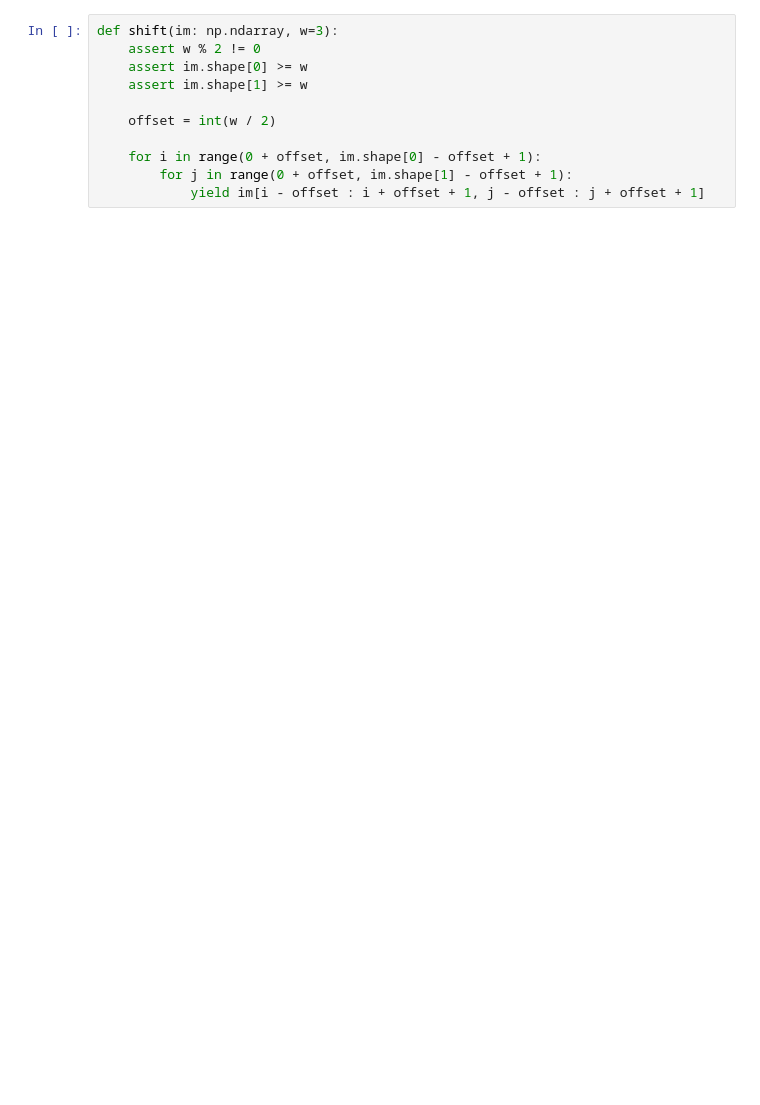
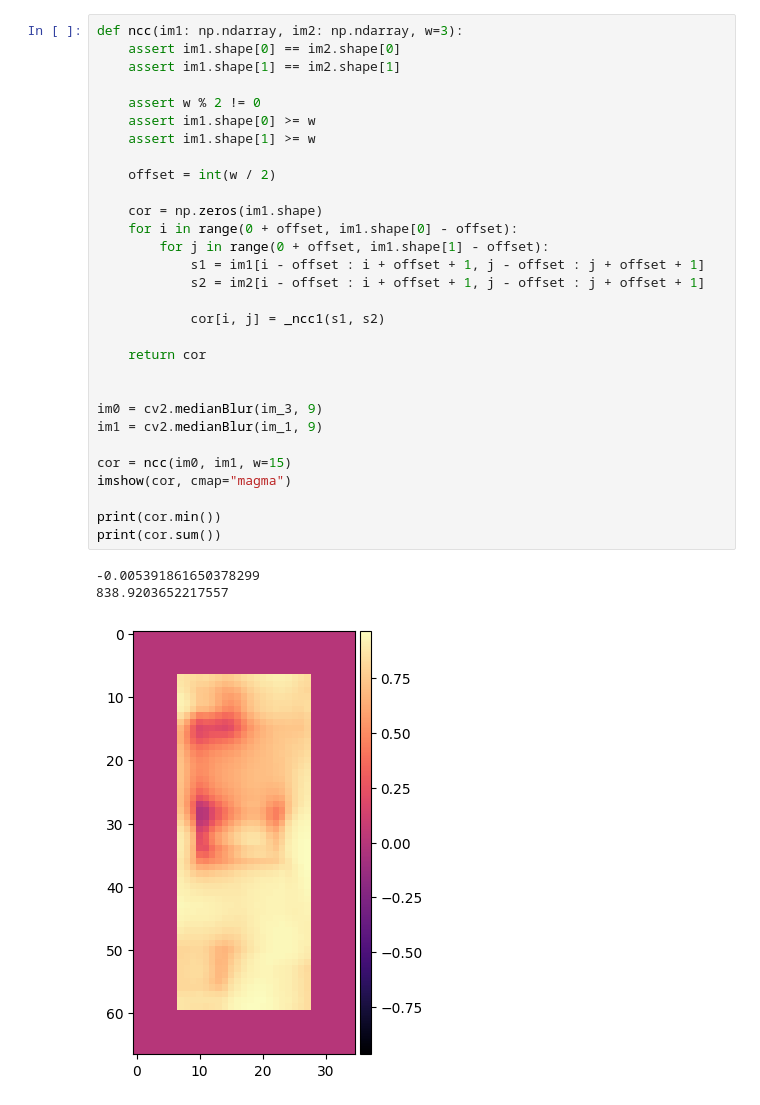
Before and after one commit to ChrnyaevEK/open-aoi, a Jupyter notebook: playground/inspection/incc.ipynb, the cells around one changed output. Cells and saved outputs as stored; diff of their text form; blank space fills up the shorter version.

```diff
--- a/playground/inspection/incc.ipynb
+++ b/playground/inspection/incc.ipynb
@@ -9,11 +79,34 @@ from dataset import imgs
 # %%
-def shift(im: np.ndarray, w=3):
+def ncc(im1: np.ndarray, im2: np.ndarray, w=3):
+    assert im1.shape[0] == im2.shape[0]
+    assert im1.shape[1] == im2.shape[1]
+
     assert w % 2 != 0
-    assert im.shape[0] >= w
-    assert im.shape[1] >= w
+    assert im1.shape[0] >= w
+    assert im1.shape[1] >= w
 
     offset = int(w / 2)
 
-    for i in range(0 + offset, im.shape[0] - offset + 1):
-        for j in range(0 + offset, im.shape[1] - offset + 1):
-            yield im[i - offset : i + offset + 1, j - offset : j + offset + 1]
+    cor = np.zeros(im1.shape)
+    for i in range(0 + offset, im1.shape[0] - offset):
+        for j in range(0 + offset, im1.shape[1] - offset):
+            s1 = im1[i - offset : i + offset + 1, j - offset : j + offset + 1]
+            s2 = im2[i - offset : i + offset + 1, j - offset : j + offset + 1]
+
+            cor[i, j] = _ncc1(s1, s2)
+
+    return cor
+
+
+im0 = cv2.medianBlur(im_3, 9)
+im1 = cv2.medianBlur(im_1, 9)
+
+cor = ncc(im0, im1, w=15)
+imshow(cor, cmap="magma")
+
+print(cor.min())
+print(cor.sum())
+# %% [output]
+-0.005391861650378299
+838.9203652217557
+[figure, added]
```
Also changed, not shown: parts of 18 cells of this notebook, 7 other files.
